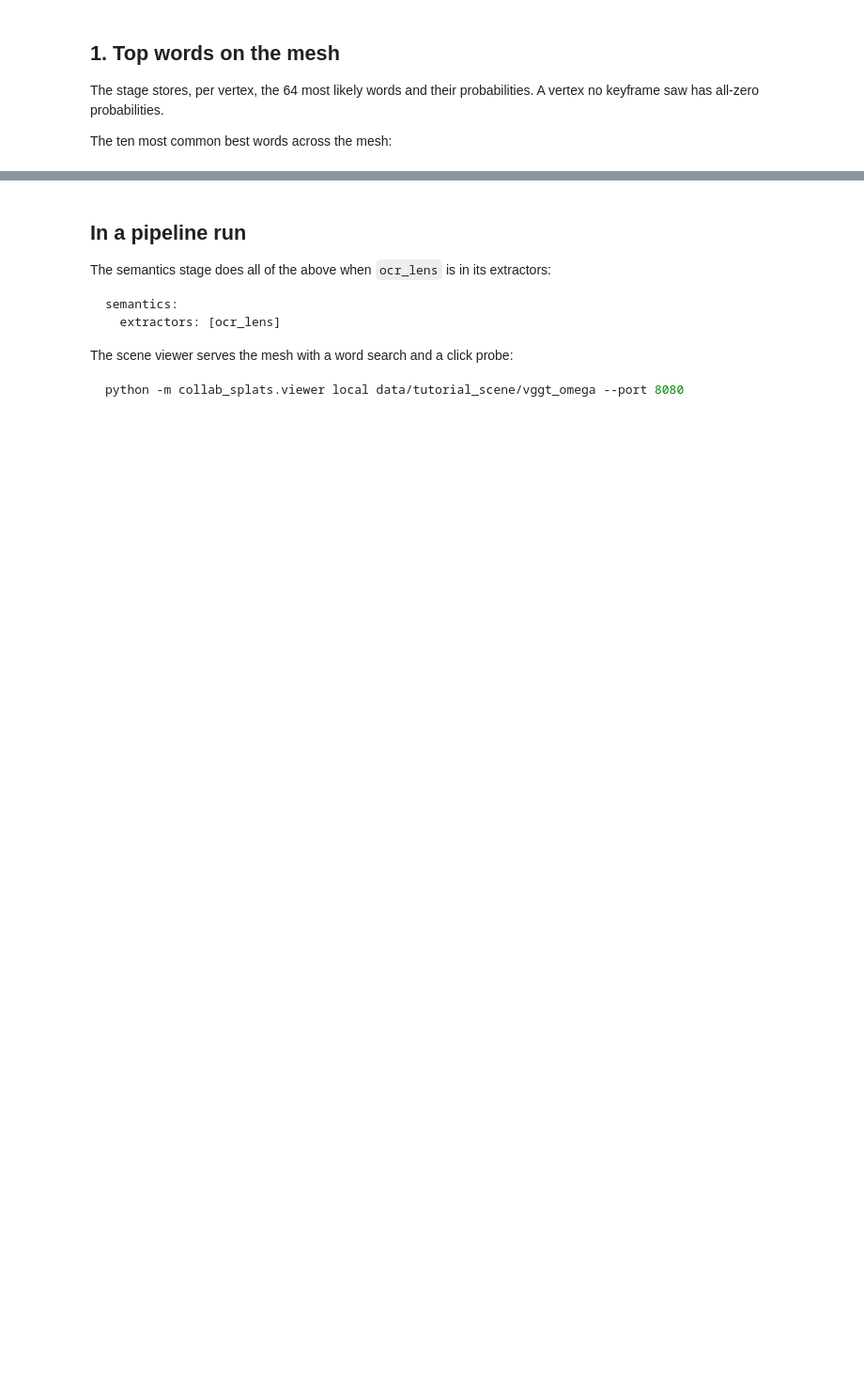
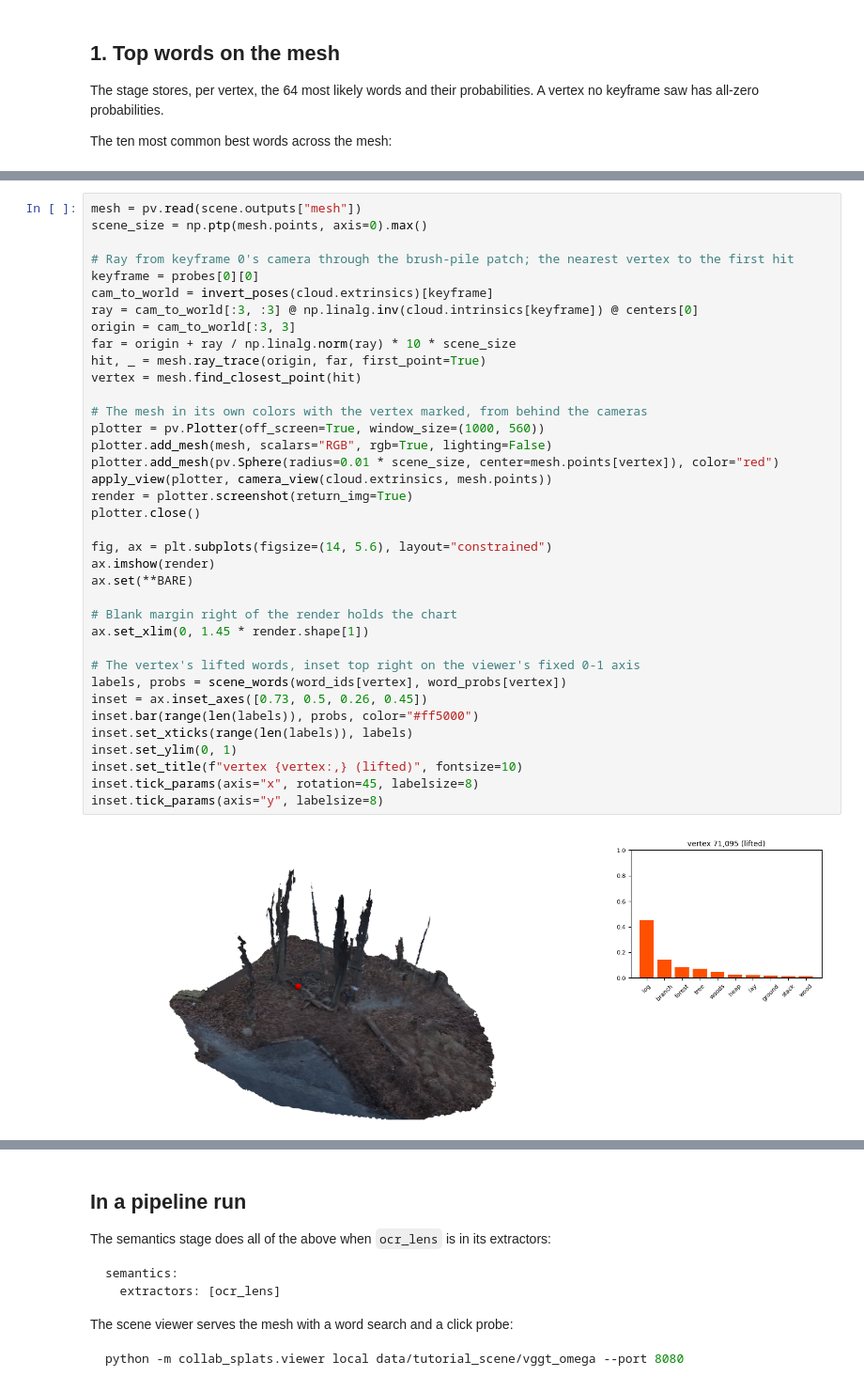
Before and after one commit to BasisResearch/collab-splats, a Jupyter notebook: docs/source/tutorials/05_semantics/ocr_lens.ipynb, the cells around one changed output, grey strips where cells are left out. Shown at 94% size. Saved outputs shown, nothing was run; the diff lists cells and outputs as text; blank space fills up the shorter version.

```diff
--- a/docs/source/tutorials/05_semantics/ocr_lens.ipynb
+++ b/docs/source/tutorials/05_semantics/ocr_lens.ipynb
@@ -176,0 +160,39 @@ surfaces where "tree" is one of several likely words still show.
+# %%
+mesh = pv.read(scene.outputs["mesh"])
+scene_size = np.ptp(mesh.points, axis=0).max()
+
+# Ray from keyframe 0's camera through the brush-pile patch; the nearest vertex to the first hit
+keyframe = probes[0][0]
+cam_to_world = invert_poses(cloud.extrinsics)[keyframe]
+ray = cam_to_world[:3, :3] @ np.linalg.inv(cloud.intrinsics[keyframe]) @ centers[0]
+origin = cam_to_world[:3, 3]
+far = origin + ray / np.linalg.norm(ray) * 10 * scene_size
+hit, _ = mesh.ray_trace(origin, far, first_point=True)
+vertex = mesh.find_closest_point(hit)
+
+# The mesh in its own colors with the vertex marked, from behind the cameras
+plotter = pv.Plotter(off_screen=True, window_size=(1000, 560))
+plotter.add_mesh(mesh, scalars="RGB", rgb=True, lighting=False)
+plotter.add_mesh(pv.Sphere(radius=0.01 * scene_size, center=mesh.points[vertex]), color="red")
+apply_view(plotter, camera_view(cloud.extrinsics, mesh.points))
+render = plotter.screenshot(return_img=True)
+plotter.close()
+
+fig, ax = plt.subplots(figsize=(14, 5.6), layout="constrained")
+ax.imshow(render)
+ax.set(**BARE)
+
+# Blank margin right of the render holds the chart
+ax.set_xlim(0, 1.45 * render.shape[1])
+
+# The vertex's lifted words, inset top right on the viewer's fixed 0-1 axis
+labels, probs = scene_words(word_ids[vertex], word_probs[vertex])
+inset = ax.inset_axes([0.73, 0.5, 0.26, 0.45])
+inset.bar(range(len(labels)), probs, color="#ff5000")
+inset.set_xticks(range(len(labels)), labels)
+inset.set_ylim(0, 1)
+inset.set_title(f"vertex {vertex:,} (lifted)", fontsize=10)
+inset.tick_params(axis="x", rotation=45, labelsize=8)
+inset.tick_params(axis="y", labelsize=8)
+# %% [output]
+[figure, added]
```
Also changed, not shown: parts of 14 cells of this notebook, 19 other files.
